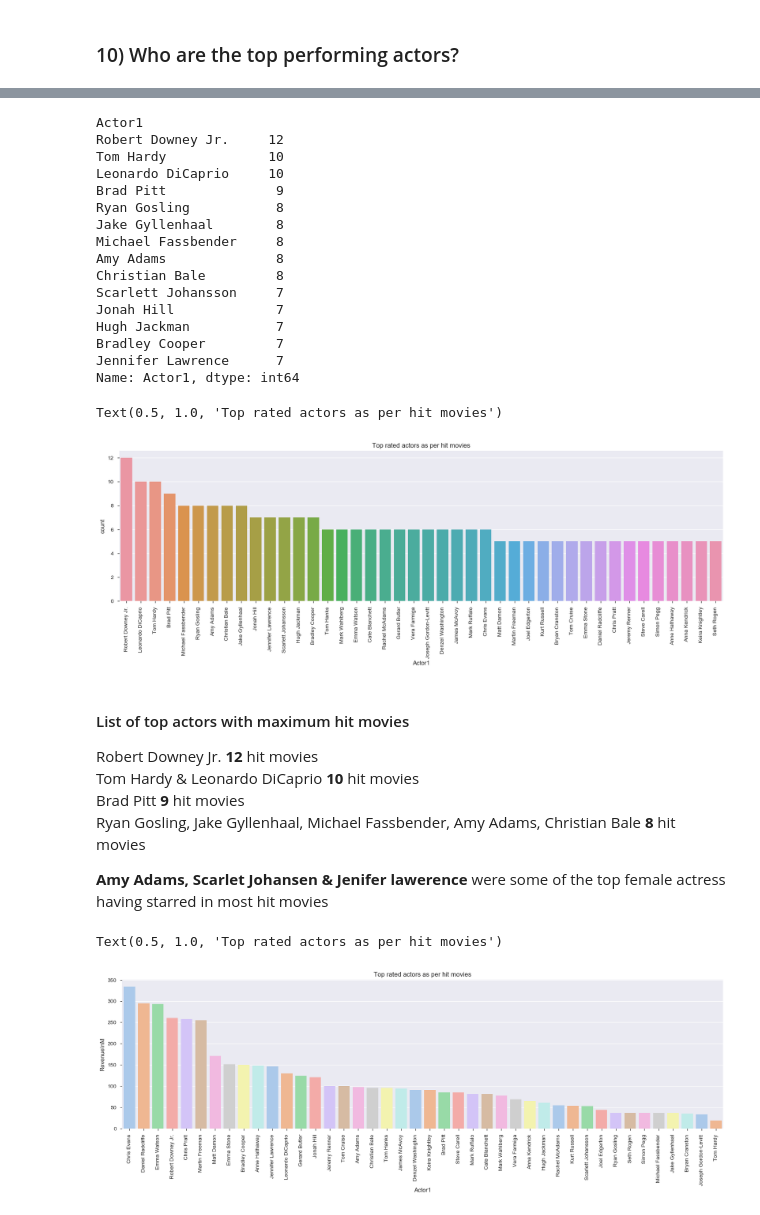
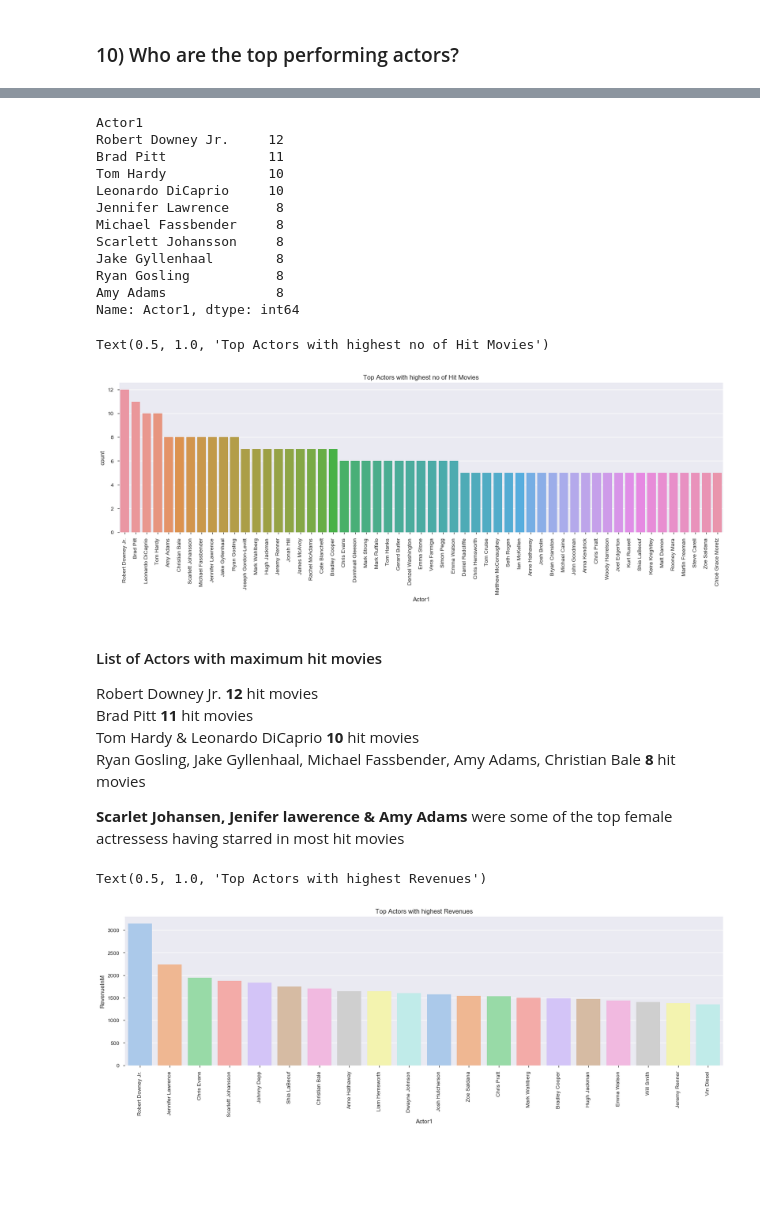
Before and after one commit to brahmishree/EDA_Datascience, a Jupyter notebook: MovieData.ipynb, the cells around one changed output, grey strips where cells are left out. Cells and saved outputs as stored; diff of their text form; code cells hidden in the pictures; blank space fills up the shorter version.

```diff
--- a/MovieData.ipynb
+++ b/MovieData.ipynb
@@ -577,5 +563,5 @@ result.iloc[0:4,:]
 # %%
-sDR=sns.barplot(x="Director", y="Metascore", data=result.iloc[0:10,:] , color="Yellow")
+sDR=sns.barplot(x="Director", y="Metascore", data=result.iloc[0:10,:] ,palette="rocket")
 plt.title("Top Directors with movies of highest positive reviews")
 for item in sDR.get_xticklabels():
     item.set_rotation(90)
@@ -642,6 +583,7 @@ dtype: int64
 #remove leading white spaces
 dist2['Actor1']=dist2['Actor1'].str.lstrip()
 dist3['Actor1']=dist3['Actor1'].str.lstrip()
+dist4['Actor1']=dist4['Actor1'].str.lstrip()
 # %%
 #concat all 3 datasets
-actorPreProcess=pd.concat([dist1, dist2,dist3 ], axis=0)
+actorPreProcess=pd.concat([dist1, dist2,dist3,dist4 ], axis=0)
@@ -648,39 +592,37 @@ actorPreProcess=pd.concat([dist1, dist2,dist3 ], axis=0)
 # %%
 topActors_MovieData=actorPreProcess.groupby('Actor1').filter(lambda x: len(x) > 4)         #filter dataset wth actors having done more  than 3 movies
 # %%
-topactors=topActors_MovieData.groupby('Actor1')['Actor1'].count().sort_values(ascending=False)
+topactors=actorPreProcess.groupby('Actor1')['Actor1'].count().sort_values(ascending=False)
 topactors[topactors>6]
+topactors.head(10)
 # %% [output]
 Actor1
 Robert Downey Jr.     12
+Brad Pitt             11
 Tom Hardy             10
 Leonardo DiCaprio     10
-Brad Pitt              9
+Jennifer Lawrence      8
+Michael Fassbender     8
+Scarlett Johansson     8
+Jake Gyllenhaal        8
 Ryan Gosling           8
-Jake Gyllenhaal        8
-Michael Fassbender     8
 Amy Adams              8
-Christian Bale         8
-Scarlett Johansson     7
-Jonah Hill             7
-Hugh Jackman           7
-Bradley Cooper         7
-Jennifer Lawrence      7
 Name: Actor1, dtype: int64
 # %%
 fig, ax =plt.subplots( figsize=(20,5))
+#actors=sns.countplot('Actor1',data=topActors_MovieData, order = topActors_MovieData['Actor1'].value_counts().index)
 actors=sns.countplot('Actor1',data=topActors_MovieData, order = topActors_MovieData['Actor1'].value_counts().index)
 for item in actors.get_xticklabels():
     item.set_rotation(90)
-plt.title("Top rated actors as per hit movies")
+plt.title("Top Actors with highest no of Hit Movies")
 # %% [output]
-Text(0.5, 1.0, 'Top rated actors as per hit movies')
+Text(0.5, 1.0, 'Top Actors with highest no of Hit Movies')
-[figure, old version]
+[figure, new version]
 # %% [markdown]
-#### List of top actors with maximum hit movies<br/>
+#### List of Actors with maximum hit movies<br/>
 Robert Downey Jr.       <b>12</b> hit movies <br/>
+Brad Pitt               <b>11</b> hit movies <br/>
 Tom Hardy & Leonardo DiCaprio <b>10</b> hit movies <br/>
-Brad Pitt               <b>9</b> hit movies <br/>
 Ryan Gosling, Jake Gyllenhaal, Michael Fassbender, Amy Adams, Christian Bale   <b>8</b> hit movies <br/>
 <p>
-    <b>Amy Adams, Scarlet Johansen & Jenifer lawerence</b> were some of the top female actress having starred in most hit movies
+    <b>Scarlet Johansen, Jenifer lawerence & Amy Adams</b> were some of the top female actressess having starred in most hit movies
@@ -689,9 +629,21 @@ result=topActors_MovieData.groupby(["Actor1"])['RevenueInM'].aggregate(np.median
+# %%
+#Data manipulaton & filtering for deriving Actors
+dist1 = movie_data.assign(Actor1=movie_data['Actors'].str.split(',').str[0])
+dist2 = movie_data.assign(Actor1=movie_data['Actors'].str.split(',').str[1])
+dist3 = movie_data.assign(Actor1=movie_data['Actors'].str.split(',').str[2])
+dist4 = movie_data.assign(Actor1=movie_data['Actors'].str.split(',').str[3])
+dist2['Actor1']=dist2['Actor1'].str.lstrip()
+dist3['Actor1']=dist3['Actor1'].str.lstrip()
+dist4['Actor1']=dist4['Actor1'].str.lstrip()
+actorRPreProcess=pd.concat([dist1, dist2,dist3,dist4 ], axis=0)
+result=actorRPreProcess.groupby(["Actor1"])['RevenueInM'].aggregate(np.sum).reset_index().sort_values('RevenueInM', ascending=False)
+result=result.head(20)
 # %%
 fig, ax =plt.subplots( figsize=(20,5))
 rev=sns.barplot(x="Actor1", y="RevenueInM", data=result, palette="pastel",order = result["Actor1"])
 for item in rev.get_xticklabels():
     item.set_rotation(90)
-plt.title("Top rated actors as per hit movies")
+plt.title("Top Actors with highest Revenues")
 # %% [output]
-Text(0.5, 1.0, 'Top rated actors as per hit movies')
+Text(0.5, 1.0, 'Top Actors with highest Revenues')
-[figure, old version]
+[figure, new version]
```
Also changed, not shown: parts of 35 cells of this notebook, 2 other files.
